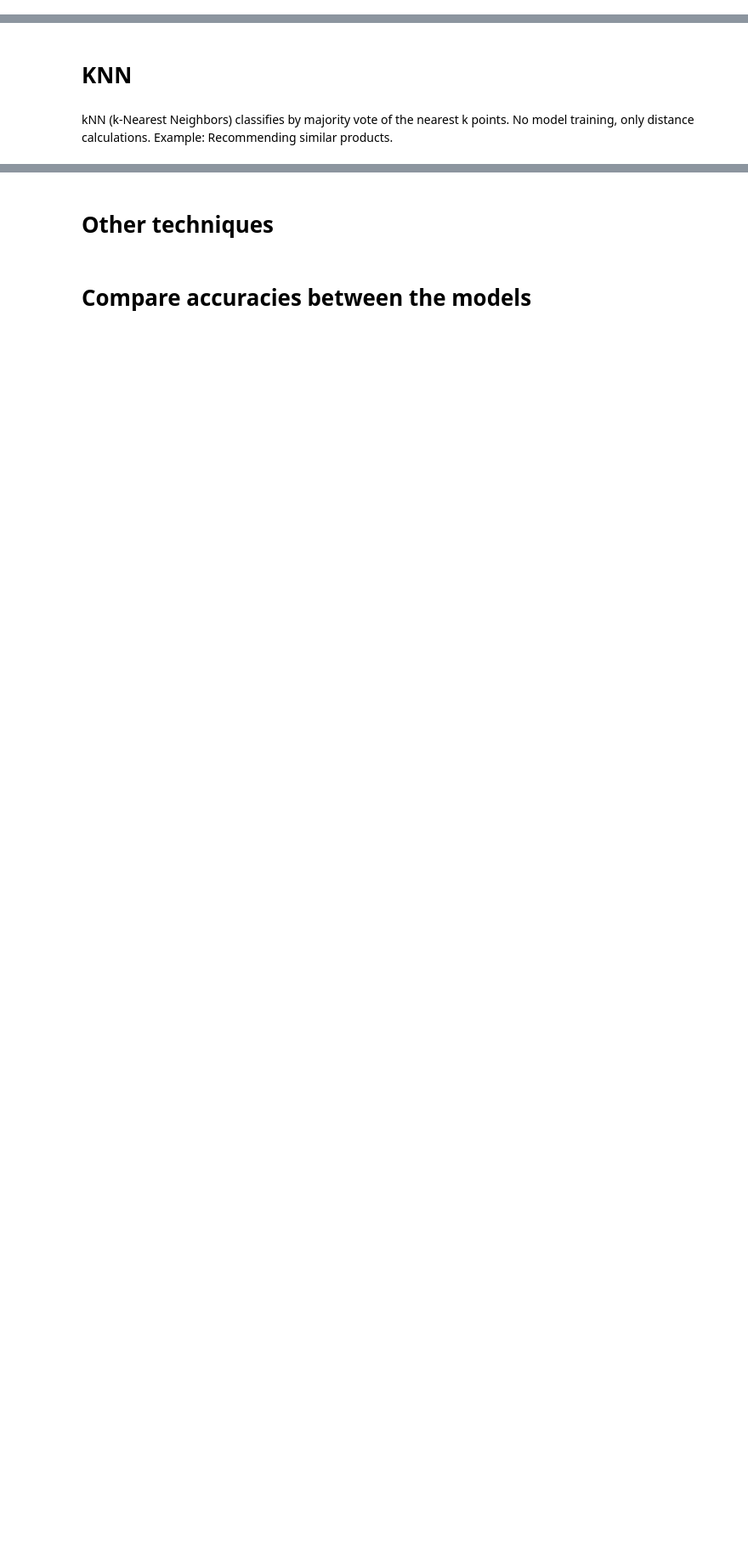
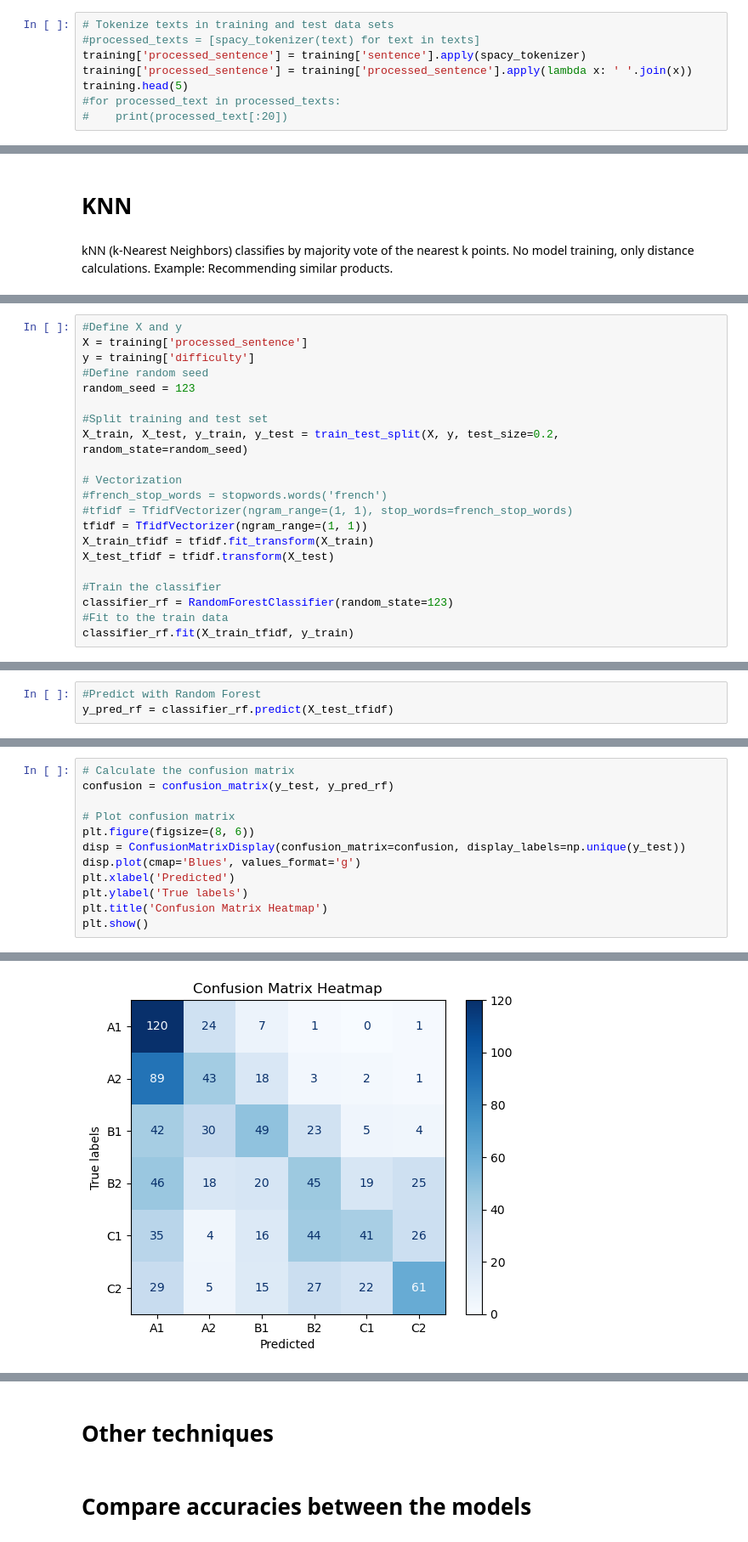
Before and after one commit to cvermno/Lausanne, a Jupyter notebook: Code/Lausanne.ipynb, the cells around one changed output, grey strips where cells are left out. Shown: that part at 85% size. Saved outputs shown, nothing was run; the diff lists cells and outputs as text; blank space fills up the shorter version.

```diff
--- a/Code/Lausanne.ipynb
+++ b/Code/Lausanne.ipynb
@@ -32,0 +171,8 @@ sample = pd.read_csv('https://github.com/cvermno/ML-Project/raw/main/Datasets/sa
+# %%
+# Tokenize texts in training and test data sets
+#processed_texts = [spacy_tokenizer(text) for text in texts]
+training['processed_sentence'] = training['sentence'].apply(spacy_tokenizer)
+training['processed_sentence'] = training['processed_sentence'].apply(lambda x: ' '.join(x))
+training.head(5)
+#for processed_text in processed_texts:
+#    print(processed_text[:20])
@@ -64,0 +631,21 @@ Random Forest is an ensemble of decision trees, averaging predictions to improve
+# %%
+#Define X and y
+X = training['processed_sentence']
+y = training['difficulty']
+#Define random seed
+random_seed = 123
+
+#Split training and test set
+X_train, X_test, y_train, y_test = train_test_split(X, y, test_size=0.2, random_state=random_seed)
+
+# Vectorization
+#french_stop_words = stopwords.words('french')
+#tfidf = TfidfVectorizer(ngram_range=(1, 1), stop_words=french_stop_words)
+tfidf = TfidfVectorizer(ngram_range=(1, 1))
+X_train_tfidf = tfidf.fit_transform(X_train)
+X_test_tfidf = tfidf.transform(X_test)
+
+#Train the classifier
+classifier_rf = RandomForestClassifier(random_state=123)
+#Fit to the train data
+classifier_rf.fit(X_train_tfidf, y_train)
@@ -64,0 +654,3 @@ Random Forest is an ensemble of decision trees, averaging predictions to improve
+# %%
+#Predict with Random Forest
+y_pred_rf = classifier_rf.predict(X_test_tfidf)
@@ -64,0 +699,13 @@ Random Forest is an ensemble of decision trees, averaging predictions to improve
+# %%
+# Calculate the confusion matrix
+confusion = confusion_matrix(y_test, y_pred_rf)
+
+# Plot confusion matrix
+plt.figure(figsize=(8, 6))
+disp = ConfusionMatrixDisplay(confusion_matrix=confusion, display_labels=np.unique(y_test))
+disp.plot(cmap='Blues', values_format='g')
+plt.xlabel('Predicted')
+plt.ylabel('True labels')
+plt.title('Confusion Matrix Heatmap')
+plt.show()
+# %% [output]
@@ -64,0 +713 @@ Random Forest is an ensemble of decision trees, averaging predictions to improve
+[figure, added]
```
Also changed, not shown: parts of 98 cells of this notebook.
